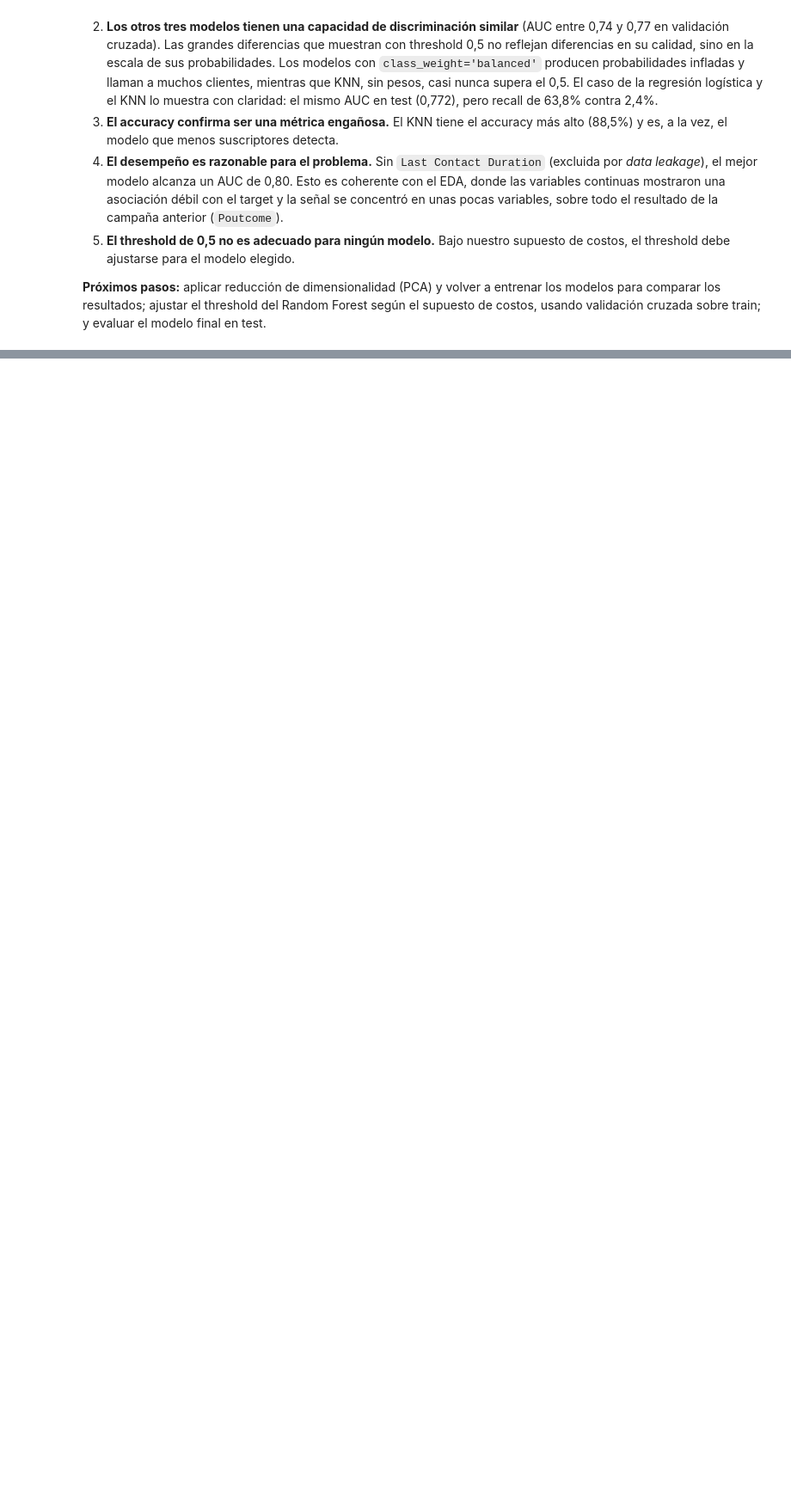
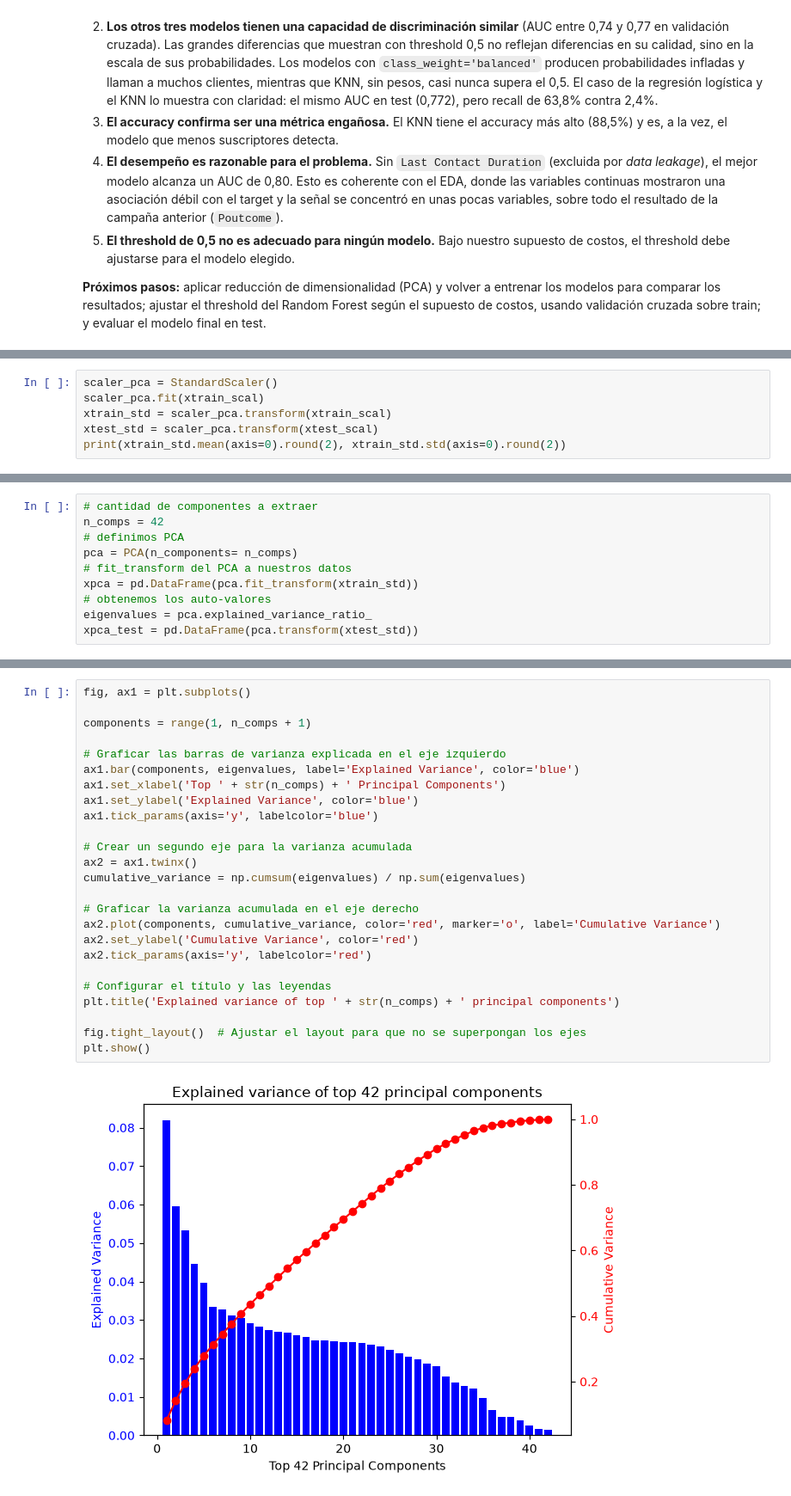
Before and after one commit to nach0osole/data_science_utn_clusterai2026_Sole, a Jupyter notebook: clusterai_juanignacio_sole_machine_learning.ipynb, the cells around one changed output, grey strips where cells are left out. Shown at 86% size. Saved outputs shown, nothing was run; the diff lists cells and outputs as text; blank space fills up the shorter version.

Commit message:
PCA: escalado, varianza explicada, scatter y cargas

```diff
--- a/clusterai_juanignacio_sole_machine_learning.ipynb
+++ b/clusterai_juanignacio_sole_machine_learning.ipynb
@@ -554,0 +559,6 @@ plt.show()
+# %%
+scaler_pca = StandardScaler()
+scaler_pca.fit(xtrain_scal)
+xtrain_std = scaler_pca.transform(xtrain_scal)
+xtest_std = scaler_pca.transform(xtest_scal)
+print(xtrain_std.mean(axis=0).round(2), xtrain_std.std(axis=0).round(2))
@@ -554,0 +570,10 @@ plt.show()
+# %%
+# cantidad de componentes a extraer
+n_comps = 42
+# definimos PCA
+pca = PCA(n_components= n_comps)
+# fit_transform del PCA a nuestros datos
+xpca = pd.DataFrame(pca.fit_transform(xtrain_std))
+# obtenemos los auto-valores
+eigenvalues = pca.explained_variance_ratio_
+xpca_test = pd.DataFrame(pca.transform(xtest_std))
@@ -554,0 +611,27 @@ plt.show()
+# %%
+fig, ax1 = plt.subplots()
+
+components = range(1, n_comps + 1)
+
+# Graficar las barras de varianza explicada en el eje izquierdo
+ax1.bar(components, eigenvalues, label='Explained Variance', color='blue')
+ax1.set_xlabel('Top ' + str(n_comps) + ' Principal Components')
+ax1.set_ylabel('Explained Variance', color='blue')
+ax1.tick_params(axis='y', labelcolor='blue')
+
+# Crear un segundo eje para la varianza acumulada
+ax2 = ax1.twinx()
+cumulative_variance = np.cumsum(eigenvalues) / np.sum(eigenvalues)
+
+# Graficar la varianza acumulada en el eje derecho
+ax2.plot(components, cumulative_variance, color='red', marker='o', label='Cumulative Variance')
+ax2.set_ylabel('Cumulative Variance', color='red')
+ax2.tick_params(axis='y', labelcolor='red')
+
+# Configurar el título y las leyendas
+plt.title('Explained variance of top ' + str(n_comps) + ' principal components')
+
+fig.tight_layout()  # Ajustar el layout para que no se superpongan los ejes
+plt.show()
+# %% [output]
+[figure, added]
```
Also changed, not shown: parts of 12 cells of this notebook.
